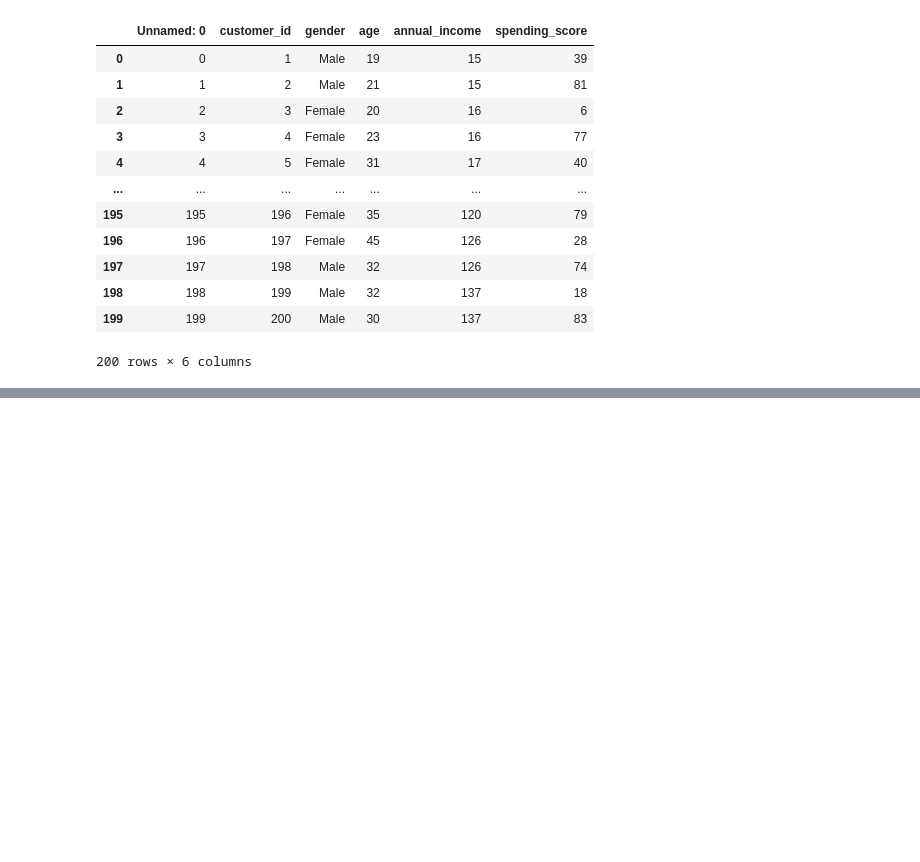
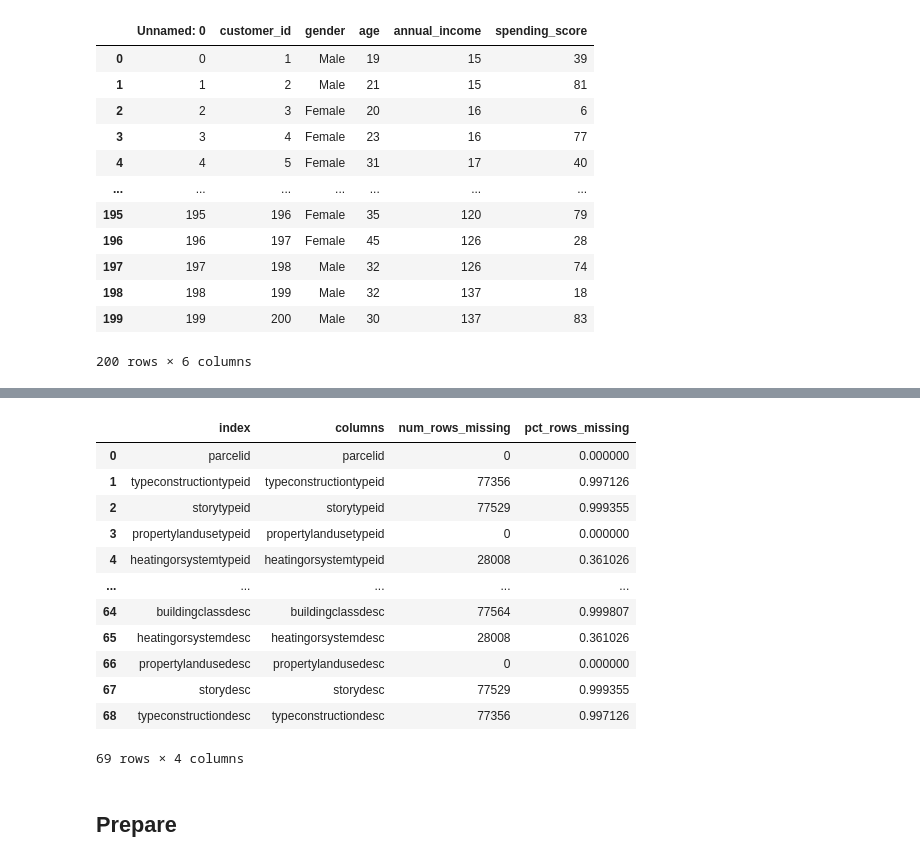
Before and after one commit to jacobpanyathong1/clustering-exercises, a Jupyter notebook: clustering-exercises.ipynb, the cells around one changed output, grey strips where cells are left out. Saved outputs shown, nothing was run; the diff lists cells and outputs as text; code cells hidden in the pictures; blank space fills up the shorter version.

```diff
--- a/clustering-exercises.ipynb
+++ b/clustering-exercises.ipynb
@@ -34,0 +107,29 @@ a.get_zillow()
+# %%
+def row_col(df):
+    b = list(df.columns)
+    a= df.isna().sum()
+    d= pd.Series(a).values
+    c= {'columns': b, 'num_rows_missing' : d, 'pct_rows_missing' : a/len(df)}
+    df = pd.DataFrame(data=c)
+    df.reset_index(inplace=True)
+    return df
+# %%
+n_df= row_col(df)
+# %%
+n_df
+# %% [output]
+|  | index | columns | num_rows_missing | pct_rows_missing |
+| 0 | parcelid | parcelid | 0 | 0.000000 |
+| 1 | typeconstructiontypeid | typeconstructiontypeid | 77356 | 0.997126 |
+| 2 | storytypeid | storytypeid | 77529 | 0.999355 |
+| 3 | propertylandusetypeid | propertylandusetypeid | 0 | 0.000000 |
+| 4 | heatingorsystemtypeid | heatingorsystemtypeid | 28008 | 0.361026 |
+| ... | ... | ... | ... | ... |
+| 64 | buildingclassdesc | buildingclassdesc | 77564 | 0.999807 |
+| 65 | heatingorsystemdesc | heatingorsystemdesc | 28008 | 0.361026 |
+| 66 | propertylandusedesc | propertylandusedesc | 0 | 0.000000 |
+| 67 | storydesc | storydesc | 77529 | 0.999355 |
+| 68 | typeconstructiondesc | typeconstructiondesc | 77356 | 0.997126 |
+69 rows × 4 columns
+# %% [markdown]
+## Prepare
```
Also changed, not shown: parts of 22 cells of this notebook.
